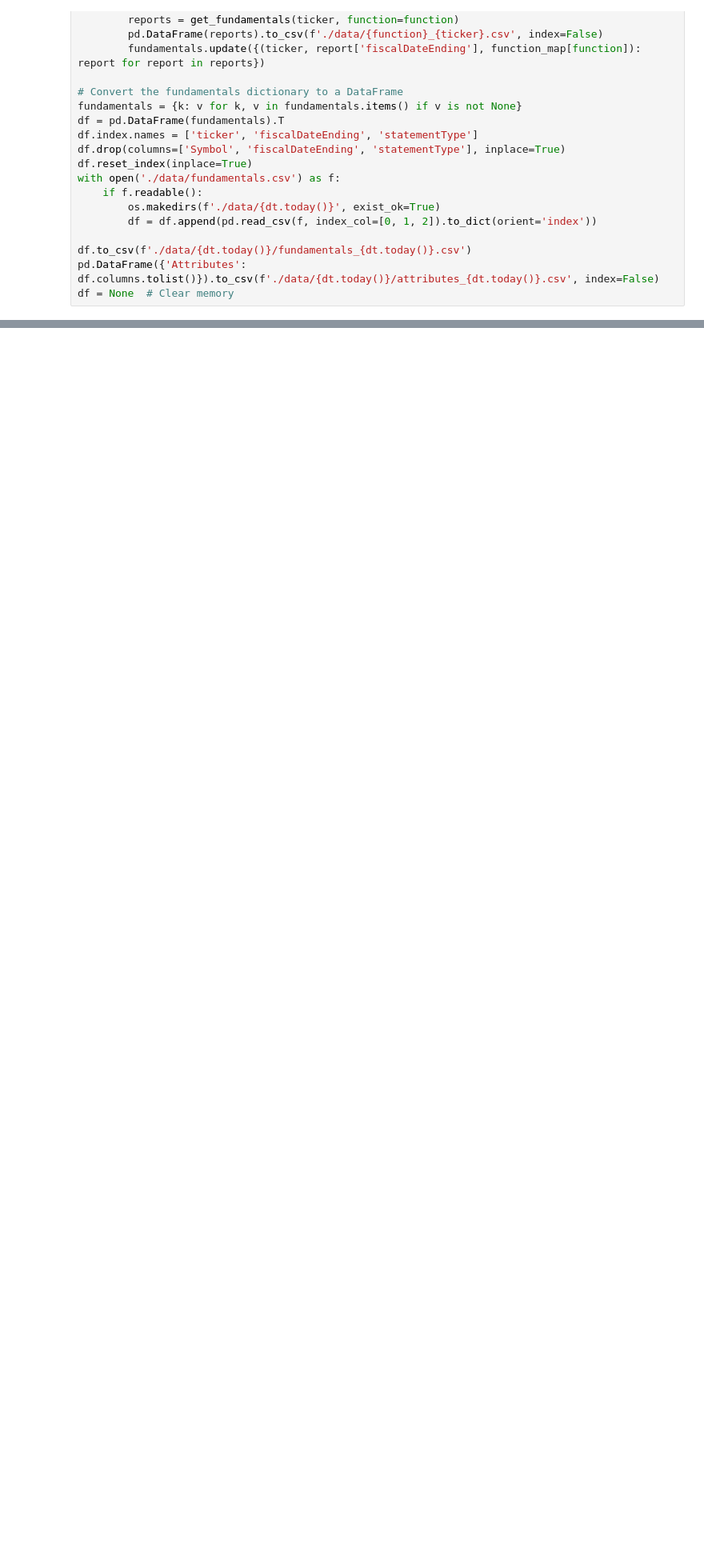
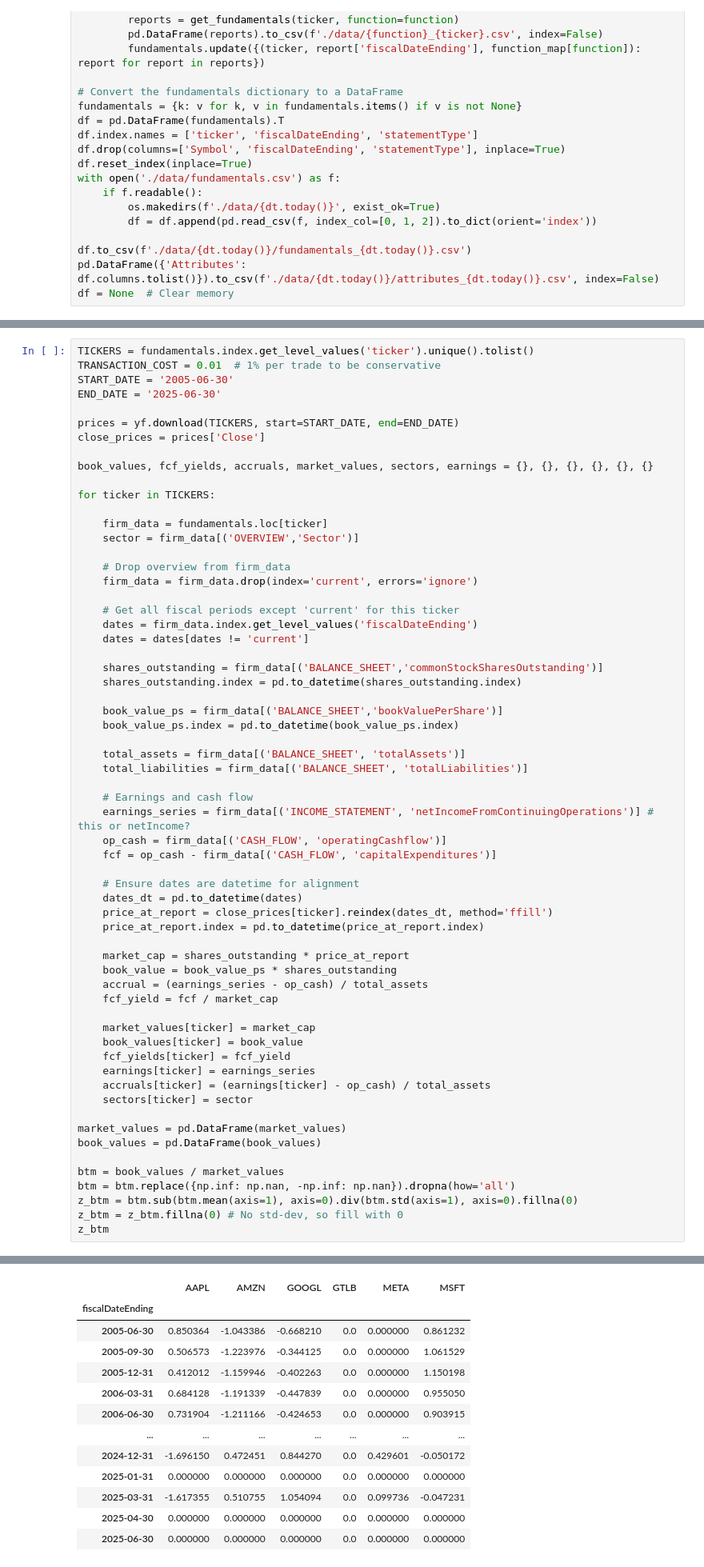
Before and after one commit to teopozzii/fmm1, a Jupyter notebook: arbitrage_btm.ipynb, the cells around one changed output, grey strips where cells are left out. Shown at 80% size. Cells and saved outputs as stored; diff of their text form; blank space fills up the shorter version.

```diff
--- a/arbitrage_btm.ipynb
+++ b/arbitrage_btm.ipynb
@@ -205,0 +160,63 @@ net_cum_return = (1 + net_return).cumprod()
+# %%
+TICKERS = fundamentals.index.get_level_values('ticker').unique().tolist()
+TRANSACTION_COST = 0.01  # 1% per trade to be conservative
+START_DATE = '2005-06-30'
+END_DATE = '2025-06-30'
+
+prices = yf.download(TICKERS, start=START_DATE, end=END_DATE)
+close_prices = prices['Close']
+
+book_values, fcf_yields, accruals, market_values, sectors, earnings = {}, {}, {}, {}, {}, {}
+
+for ticker in TICKERS:
+
+    firm_data = fundamentals.loc[ticker]
+    sector = firm_data[('OVERVIEW','Sector')]
+
+    # Drop overview from firm_data
+    firm_data = firm_data.drop(index='current', errors='ignore')
+
+    # Get all fiscal periods except 'current' for this ticker
+    dates = firm_data.index.get_level_values('fiscalDateEnding')
+    dates = dates[dates != 'current']
+
+    shares_outstanding = firm_data[('BALANCE_SHEET','commonStockSharesOutstanding')]
+    shares_outstanding.index = pd.to_datetime(shares_outstanding.index)
+
+    book_value_ps = firm_data[('BALANCE_SHEET','bookValuePerShare')]
+    book_value_ps.index = pd.to_datetime(book_value_ps.index)
+
+    total_assets = firm_data[('BALANCE_SHEET', 'totalAssets')]
+    total_liabilities = firm_data[('BALANCE_SHEET', 'totalLiabilities')]
+
+    # Earnings and cash flow
+    earnings_series = firm_data[('INCOME_STATEMENT', 'netIncomeFromContinuingOperations')] # this or netIncome?
+    op_cash = firm_data[('CASH_FLOW', 'operatingCashflow')]
+    fcf = op_cash - firm_data[('CASH_FLOW', 'capitalExpenditures')]
+
+    # Ensure dates are datetime for alignment
+    dates_dt = pd.to_datetime(dates)
+    price_at_report = close_prices[ticker].reindex(dates_dt, method='ffill')
+    price_at_report.index = pd.to_datetime(price_at_report.index)
+
+    market_cap = shares_outstanding * price_at_report
+    book_value = book_value_ps * shares_outstanding
+    accrual = (earnings_series - op_cash) / total_assets
+    fcf_yield = fcf / market_cap
+
+    market_values[ticker] = market_cap
+    book_values[ticker] = book_value
+    fcf_yields[ticker] = fcf_yield
+    earnings[ticker] = earnings_series
+    accruals[ticker] = (earnings[ticker] - op_cash) / total_assets
+    sectors[ticker] = sector
+
+market_values = pd.DataFrame(market_values)
+book_values = pd.DataFrame(book_values)
+
+btm = book_values / market_values
+btm = btm.replace({np.inf: np.nan, -np.inf: np.nan}).dropna(how='all')
+z_btm = btm.sub(btm.mean(axis=1), axis=0).div(btm.std(axis=1), axis=0).fillna(0)
+z_btm = z_btm.fillna(0) # No std-dev, so fill with 0
+z_btm
+# %% [output]
@@ -205,0 +224,13 @@ net_cum_return = (1 + net_return).cumprod()
+|  | AAPL | AMZN | GOOGL | GTLB | META | MSFT |
+| fiscalDateEnding |  |  |  |  |  |  |
+| 2005-06-30 | 0.850364 | -1.043386 | -0.668210 | 0.0 | 0.000000 | 0.861232 |
+| 2005-09-30 | 0.506573 | -1.223976 | -0.344125 | 0.0 | 0.000000 | 1.061529 |
+| 2005-12-31 | 0.412012 | -1.159946 | -0.402263 | 0.0 | 0.000000 | 1.150198 |
+| 2006-03-31 | 0.684128 | -1.191339 | -0.447839 | 0.0 | 0.000000 | 0.955050 |
+| 2006-06-30 | 0.731904 | -1.211166 | -0.424653 | 0.0 | 0.000000 | 0.903915 |
+| ... | ... | ... | ... | ... | ... | ... |
+| 2024-12-31 | -1.696150 | 0.472451 | 0.844270 | 0.0 | 0.429601 | -0.050172 |
+| 2025-01-31 | 0.000000 | 0.000000 | 0.000000 | 0.0 | 0.000000 | 0.000000 |
+| 2025-03-31 | -1.617355 | 0.510755 | 1.054094 | 0.0 | 0.099736 | -0.047231 |
+| 2025-04-30 | 0.000000 | 0.000000 | 0.000000 | 0.0 | 0.000000 | 0.000000 |
+| 2025-06-30 | 0.000000 | 0.000000 | 0.000000 | 0.0 | 0.000000 | 0.000000 |
```
Also changed, not shown: parts of 11 cells of this notebook, 1 other file.
